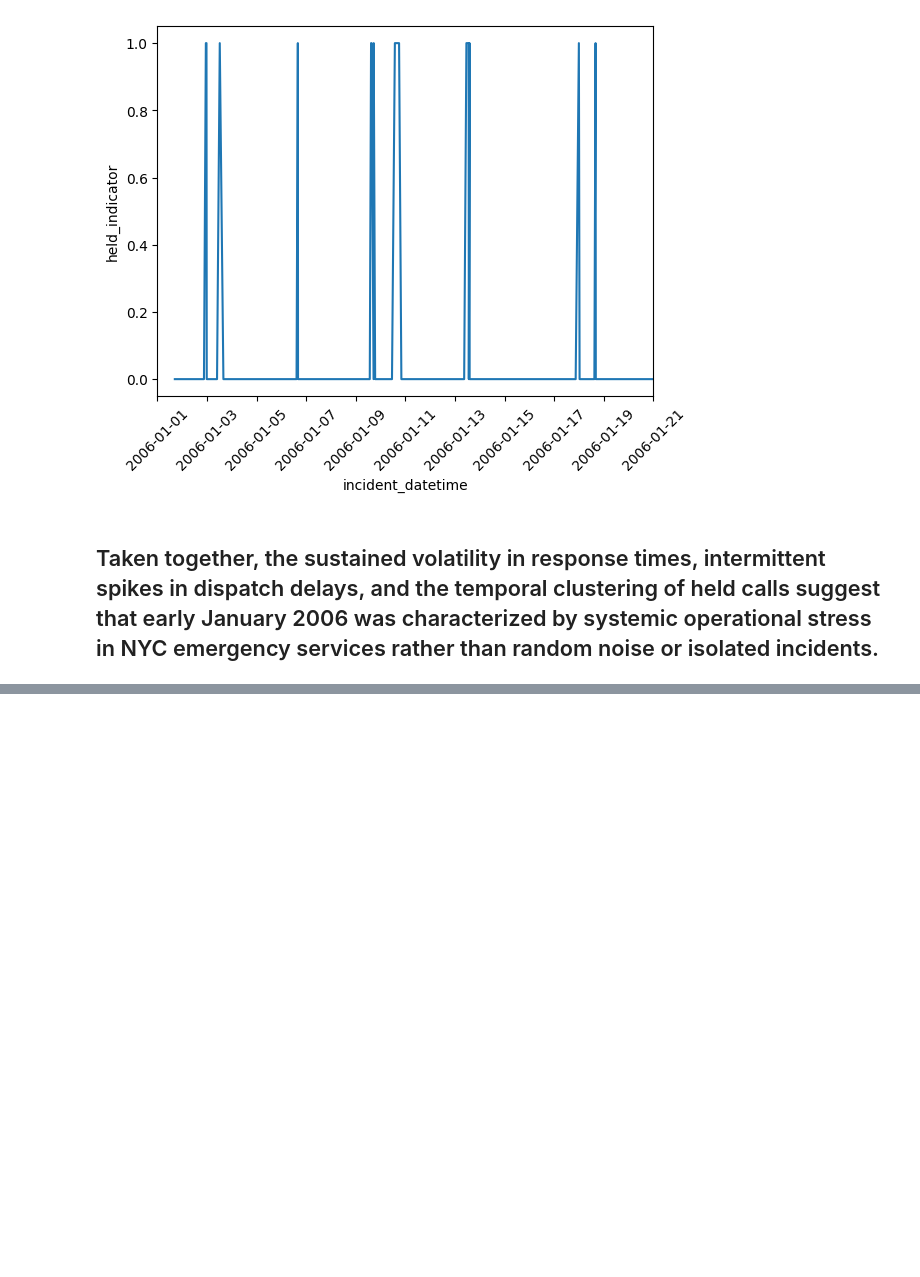
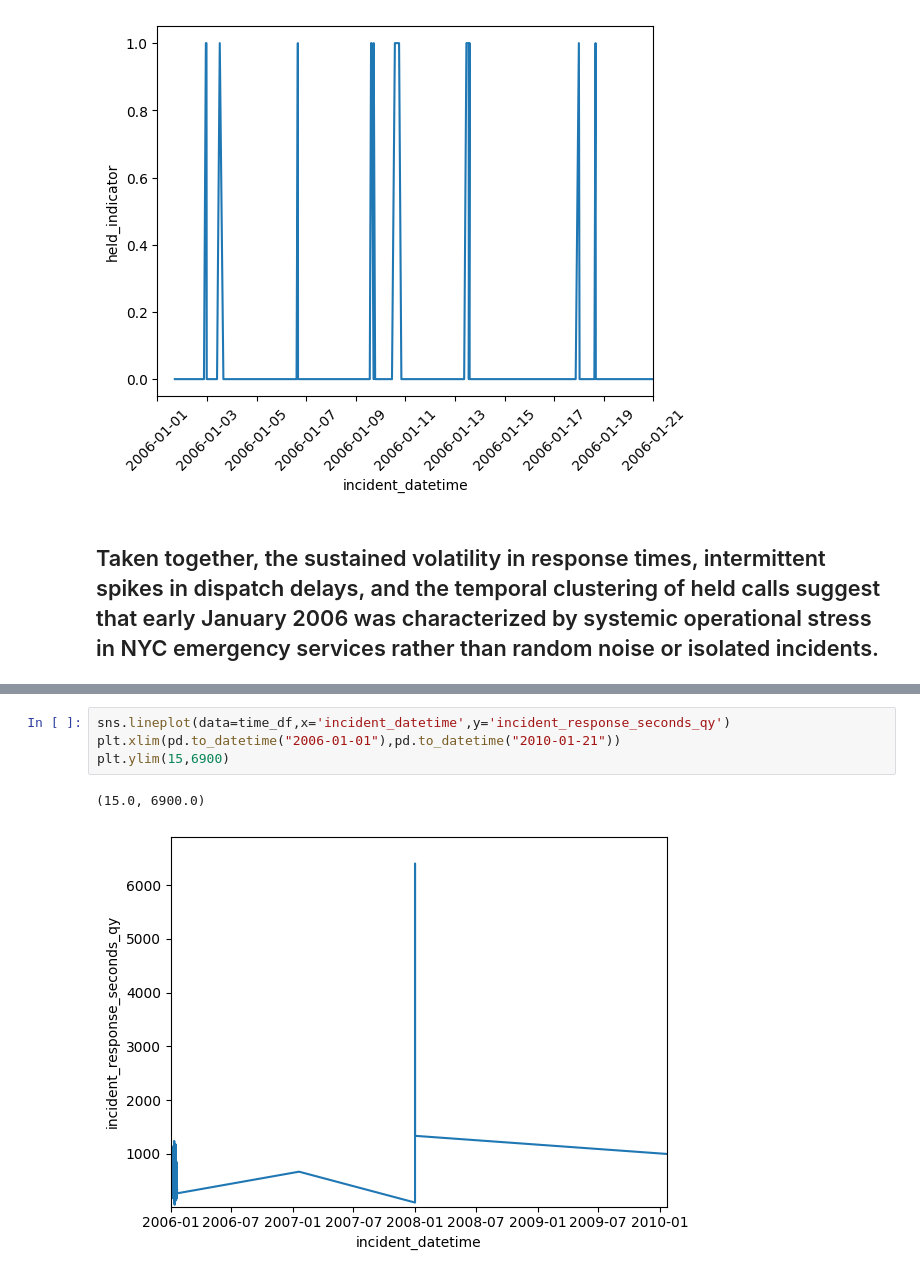
Before and after one commit to utkuseyithanoglu/practice_final, a Jupyter notebook: utku folder/city_of_new_york.ipynb, the cells around one changed output, grey strips where cells are left out. Drawn from its saved outputs; the diff is of its cells as text; blank space fills up the shorter version.

```diff
--- a/utku folder/city_of_new_york.ipynb
+++ b/utku folder/city_of_new_york.ipynb
@@ -507,0 +518,7 @@ plt.xticks(rotation=45)
+# %%
+sns.lineplot(data=time_df,x='incident_datetime',y='incident_response_seconds_qy')
+plt.xlim(pd.to_datetime("2006-01-01"),pd.to_datetime("2010-01-21"))
+plt.ylim(15,6900)
+# %% [output]
+(15.0, 6900.0)
+[figure, added]
```
Also changed, not shown: parts of 27 cells of this notebook.
